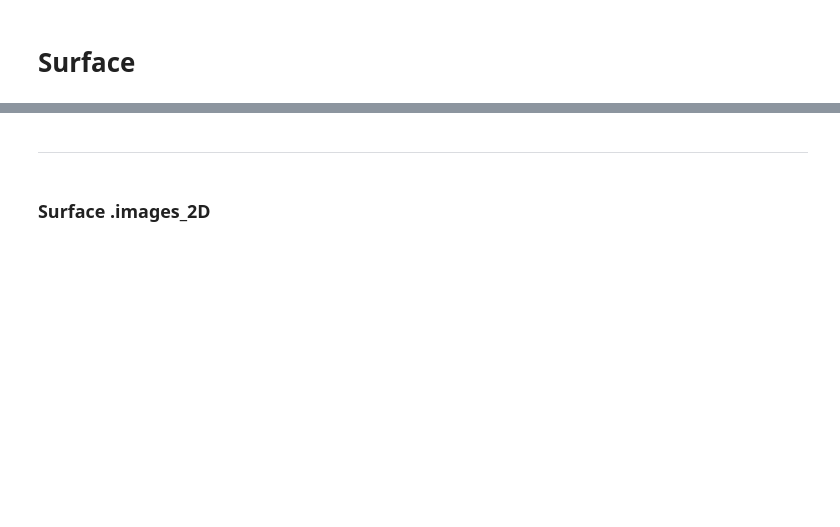
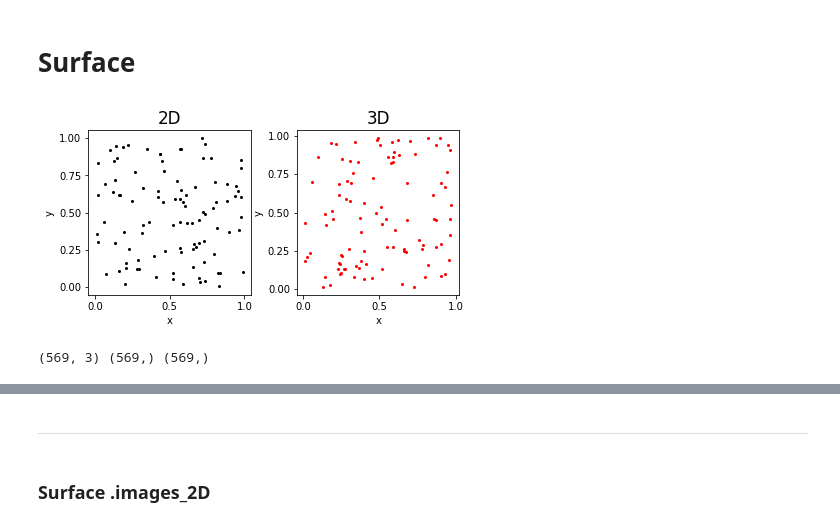
Before and after one commit to gbeltramo/euchar, a Jupyter notebook: notebooks/003-surface.ipynb, the cells around one changed output, grey strips where cells are left out. Saved outputs shown, nothing was run; the diff lists cells and outputs as text; code cells hidden in the pictures; blank space fills up the shorter version.

```diff
--- a/notebooks/003-surface.ipynb
+++ b/notebooks/003-surface.ipynb
@@ -25,0 +25,16 @@ pts3 = np.random.rand(N, 3)
+# %%
+np.random.seed(0)
+N = 100
+pts2 = np.random.rand(N, 2)
+pts3 = np.random.rand(N, 3)
+fig, ax = matplotlib_plot(1, 2, figsize=(3,3))
+discrete_scatter(ax[0], pts2, labels=[], title="2D")
+discrete_scatter(ax[1], pts3, labels=[], color="r", title="3D")
+# %% [output]
+[figure, added]
+# %%
+simplices_2d, alpha_2d = f.alpha_filtration_2D(pts2)
+density_2d = f.inverse_density_filtration(pts2, simplices_2d, n_neighbors=6)
+print(simplices_2d.shape, alpha_2d.shape, density_2d.shape)
+# %% [output]
+(569, 3) (569,) (569,)
```
Also changed, not shown: parts of 50 cells of this notebook, 12 other files.
